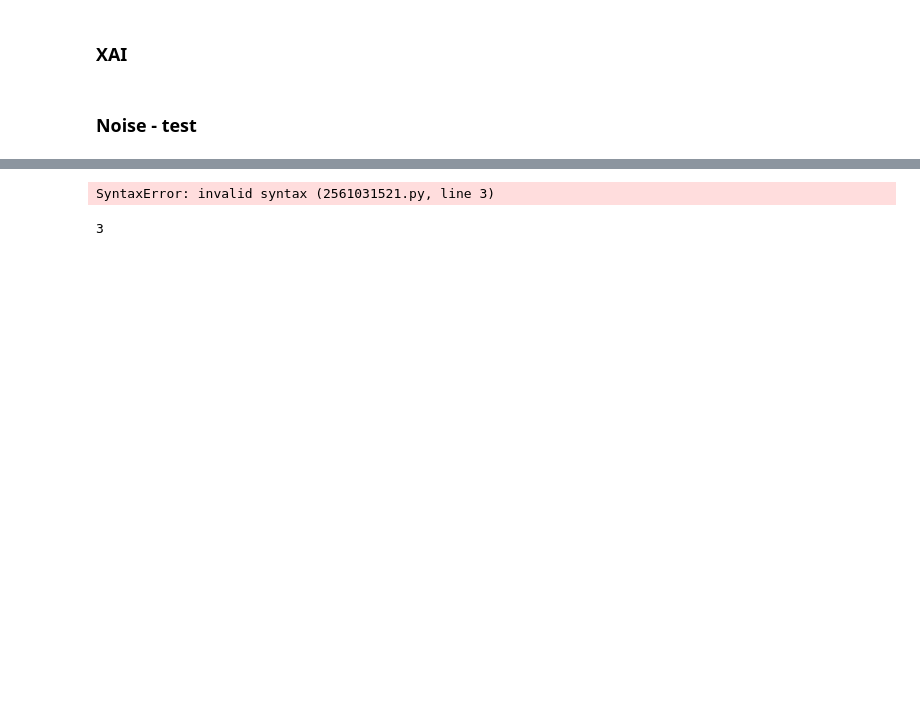
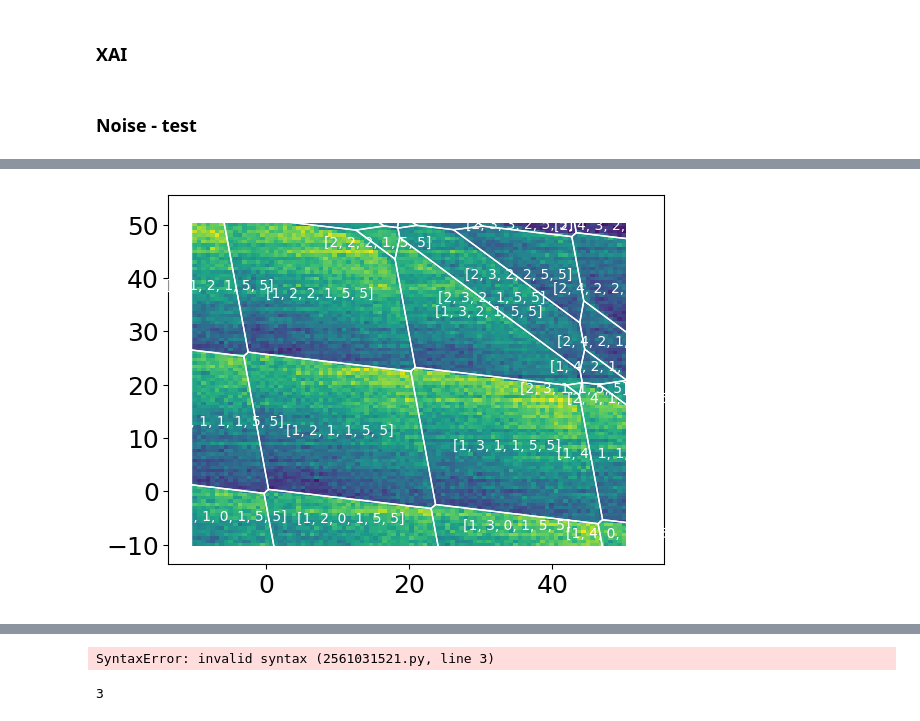
Before and after one commit to KREFT-QS-13/learning-QDs-parameters, a Jupyter notebook: example.ipynb, the cells around one changed output, grey strips where cells are left out. Drawn from its saved outputs; the diff is of its cells as text; code cells hidden in the pictures; blank space fills up the shorter version.

```diff
--- a/example.ipynb
+++ b/example.ipynb
@@ -279,0 +299,10 @@ figs_and_ax = u.plot_CSD(x, y, sensor, poly)
+# %%
+plt.figure()
+ax = plt.gca()
+
+ax.pcolormesh(1e3*x, 1e3*y, sensor[0,:,:,1].squeeze())
+
+plot_polytopes(ax, poly[0], axes_rescale=1e3,
+                            only_edges=False, only_labels=False)
+# %% [output]
+[figure, added]
```
Also changed, not shown: parts of 5 cells of this notebook, 3 other files.
